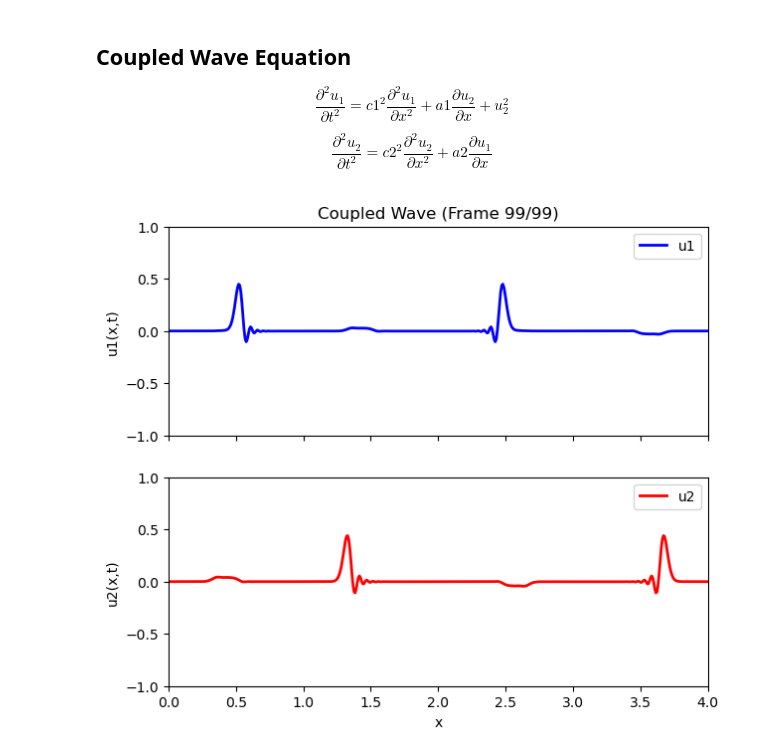
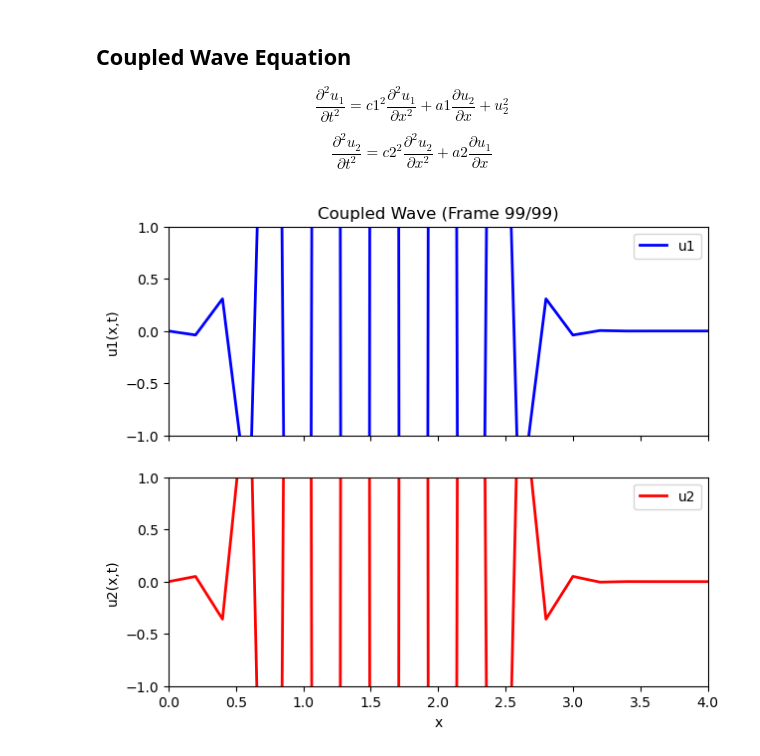
Before and after one commit to yqChu/PDESolver, a Jupyter notebook: rk4.ipynb, the cells around one changed output. Drawn from its saved outputs; the diff is of its cells as text; code cells hidden in the pictures.

```diff
--- a/rk4.ipynb
+++ b/rk4.ipynb
@@ -250,10 +250,11 @@ def coupled_wave_equations(state, c1, c2, a1, a2, b1, dx):
     for i in range(1, N):
         du1_dt[i] = v1[i]
         # dv1_dt[i] = (c1**2 * (u1[i+1] - 2*u1[i] + u1[i-1]) / dx**2) + a1 * (u2[i+1] - u2[i-1]) / (2 * dx)
-        dv1_dt[i] = (c1**2 * (u1[i+1] - 2*u1[i] + u1[i-1]) / dx**2) + a1 * (u2[i+1] - u2[i-1]) / (2 * dx) + b1*u2[i]**2
+        dv1_dt[i] = (c1**2 * (u2[i+1] - 2*u2[i] + u2[i-1]) / dx**2 - 10 * (u1[i] - u2[i]))
 
         du2_dt[i] = v2[i]
-        dv2_dt[i] = (c2**2 * (u2[i+1] - 2*u2[i] + u2[i-1]) / dx**2) + a2 * (u1[i+1] - u1[i-1]) / (2 * dx)
+        # dv2_dt[i] = (c2**2 * (u1[i+1] - 2*u1[i] + u1[i-1]) / dx**2) + a2 * (u1[i+1] - u1[i-1]) / (2 * dx)
+        dv2_dt[i] = (c2**2 * (u1[i+1] - 2*u1[i] + u1[i-1]) / dx**2 - 10 * (u2[i] - u1[i]))
 
     du1_dt[0] = 0
     dv1_dt[0] = 0
@@ -267,7 +268,7 @@ def coupled_wave_equations(state, c1, c2, a1, a2, b1, dx):
     return (du1_dt, dv1_dt, du2_dt, dv2_dt)
 # %%
 L = 4.0
-N = 500
+N = 20
 dx = L/N
 x = np.linspace(0, L, N+1)
 
@@ -281,12 +282,12 @@ b1 = 100.0
 # 4) 初始条件：给一个高斯脉冲在 u1 上；u2 可设为另一脉冲或全 0
 #    并且初始速度均为 0。
 sigma = 0.02
-x0_1 = 1.5   # u1 的脉冲中心
+x0_1 = 1.6  # u1 的脉冲中心
 x0_2 = 2.5   # u2 的脉冲中心(可改成相同/不同)
 
-u1_0 = np.exp( -((x - x0_1)**2)/(2*sigma**2) )
-u2_0 = np.exp( -((x - x0_2)**2)/(2*sigma**2) )
-# u2_0= np.zeros_like(u1_0)
+u1_0 = 0.1 * np.exp( -((x - x0_1)**2)/(2*sigma**2) )
+# u2_0 = 0.01 * np.exp( -((x - x0_2)**2)/(2*sigma**2) )
+u2_0= np.zeros_like(u1_0)
 
 v1_0 = np.zeros_like(x)
 v2_0 = np.zeros_like(x)
@@ -330,31 +331,31 @@ ax1.set_ylabel("u1(x,t)")
 ax2.set_ylabel("u2(x,t)")
 ax2.set_xlabel("x")
 
 ax1.set_title("Coupled Wave Equation: u1 & u2 evolution")
 ax1.legend(loc="upper right")
 ax2.legend(loc="upper right")
 
 # init function
 def init():
     line1.set_data([], [])
     line2.set_data([], [])
     return (line1, line2)
 
 # animation update
 def animate(frame_idx):
     line1.set_data(x, snapshots_u1[frame_idx])
     line2.set_data(x, snapshots_u2[frame_idx])
     ax1.set_title(f"Coupled Wave (Frame {frame_idx}/{len(snapshots_u1)-1})")
     return (line1, line2)
 
 ani = animation.FuncAnimation(
     fig, animate, init_func=init,
     frames=len(snapshots_u1), interval=50, blit=True
 )
 
 # 3.7. Save to GIF
 ani.save("coupled_wave_u2_square.gif", writer='pillow', fps=20)
 
 plt.show()
 # %% [output]
-[figure, old version]
+[figure, new version]
```
Also changed, not shown: 5 other files.
